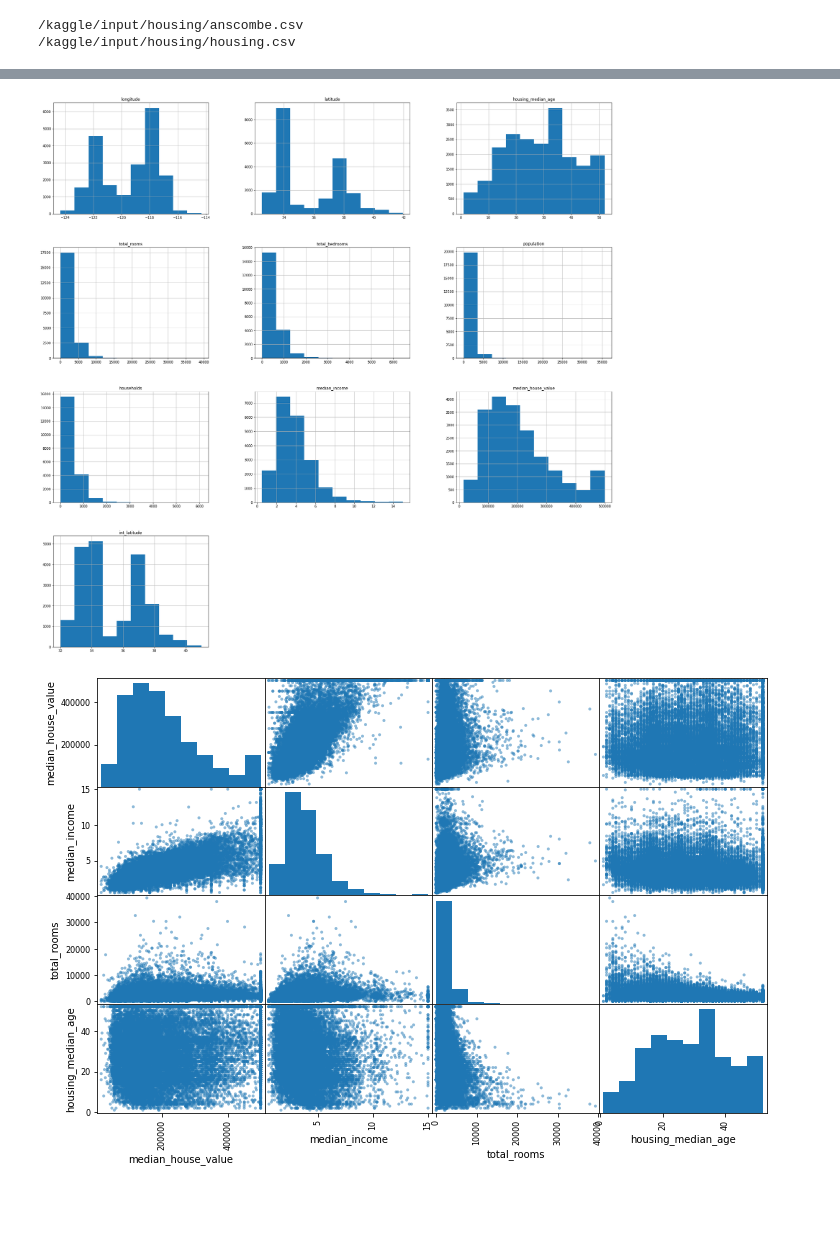
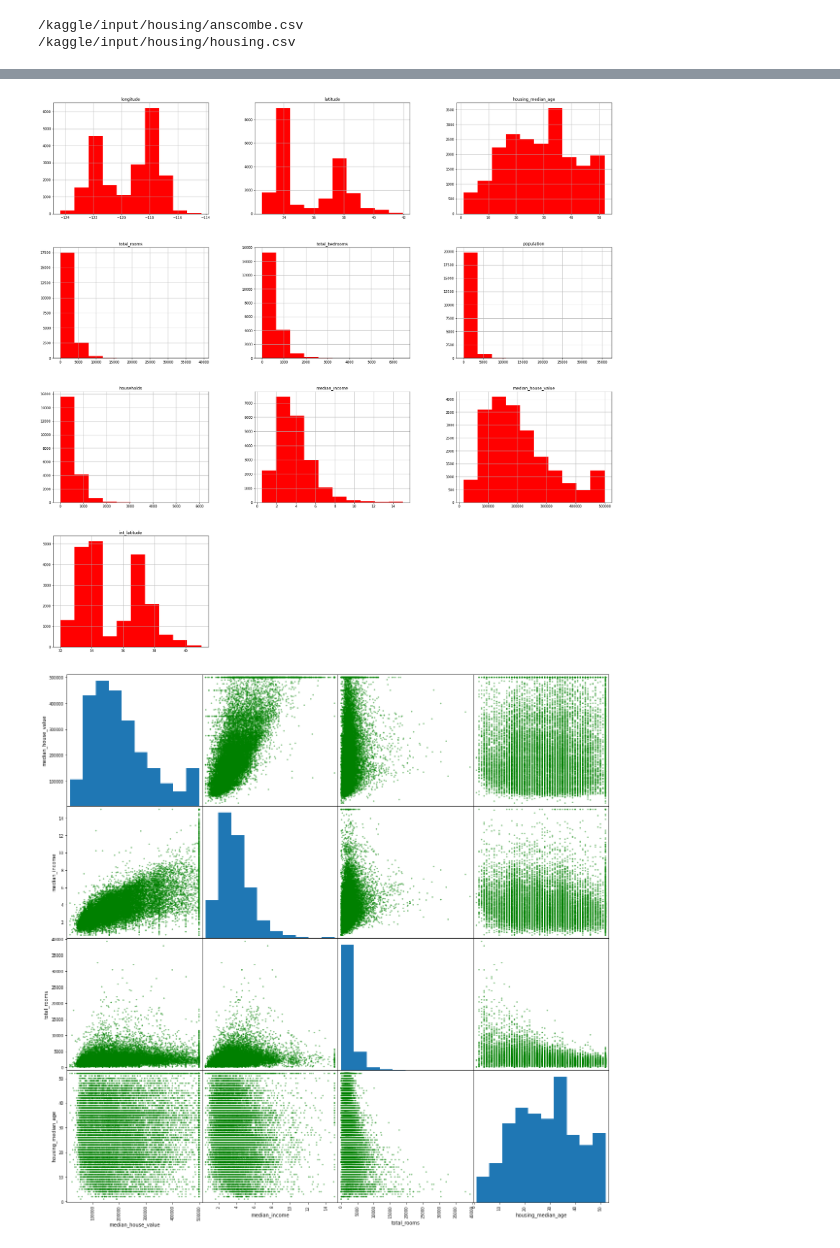
Before and after one commit to vihanagarwal18/california_housing_data, a Jupyter notebook: california_housing_CSI.ipynb, the cells around one changed output, grey strips where cells are left out. Drawn from its saved outputs; the diff is of its cells as text; code cells hidden in the pictures; blank space fills up the shorter version.

```diff
--- a/california_housing_CSI.ipynb
+++ b/california_housing_CSI.ipynb
@@ -24,6 +24,7 @@ import pandas as pd
 import matplotlib.pyplot as plt
 from mpl_toolkits.mplot3d import Axes3D
 from pandas.plotting import scatter_matrix
+import numpy as np
 
 df=pd.read_csv('../input/housing/housing.csv')
 
@@ -62,36 +63,36 @@ bedrooms = df["total_bedrooms"]
 counts_bedrooms = 0
 for i in bedrooms:
     if i >= 500 and i <= 1000:
         counts_bedrooms += 1
 print("No. of blocks having number of bedrooms between 500 and 1000 are: ", counts_bedrooms)
 
 
 
 print("some graphs are:")
-df.hist(bins = 10, figsize = (30,30))
+df.hist(bins = 10, figsize = (30,30),color='r')
+plt.title("histogram")
 plt.show()
+
 attributes = ['median_house_value', 'median_income', "total_rooms", "housing_median_age"]
-
-scatter_matrix(df[attributes], figsize = (12,8))
-
+scatter_matrix(df[attributes], figsize = (20,20),color='g')
 plt.show()
 # %% [output]
 Q1  How many blocks have a median housing age of 27?
 number of blocks with median housing range of 27 are:488
 Q2 Add an attribute to the dataset that stores just the integer part of the latitude and determines the mean of the population for each new latitude value.
   latitude_range  mean_population
 0             32      1407.119847
 0             33      1525.053630
 0             34      1572.925594
 0             35      1464.022989
 0             36      1309.790104
 0             37      1300.410165
 0             38      1378.783381
 0             39       968.264755
 0             40      1005.757485
 0             41      1152.500000
 Q3 How many blocks have the total number of bedrooms between 500 and 1000?
 No. of blocks having number of bedrooms between 500 and 1000 are:  6388
 some graphs are:
-[figure, old version]
+[figure, new version]
-[figure, old version]
+[figure, new version]
```
